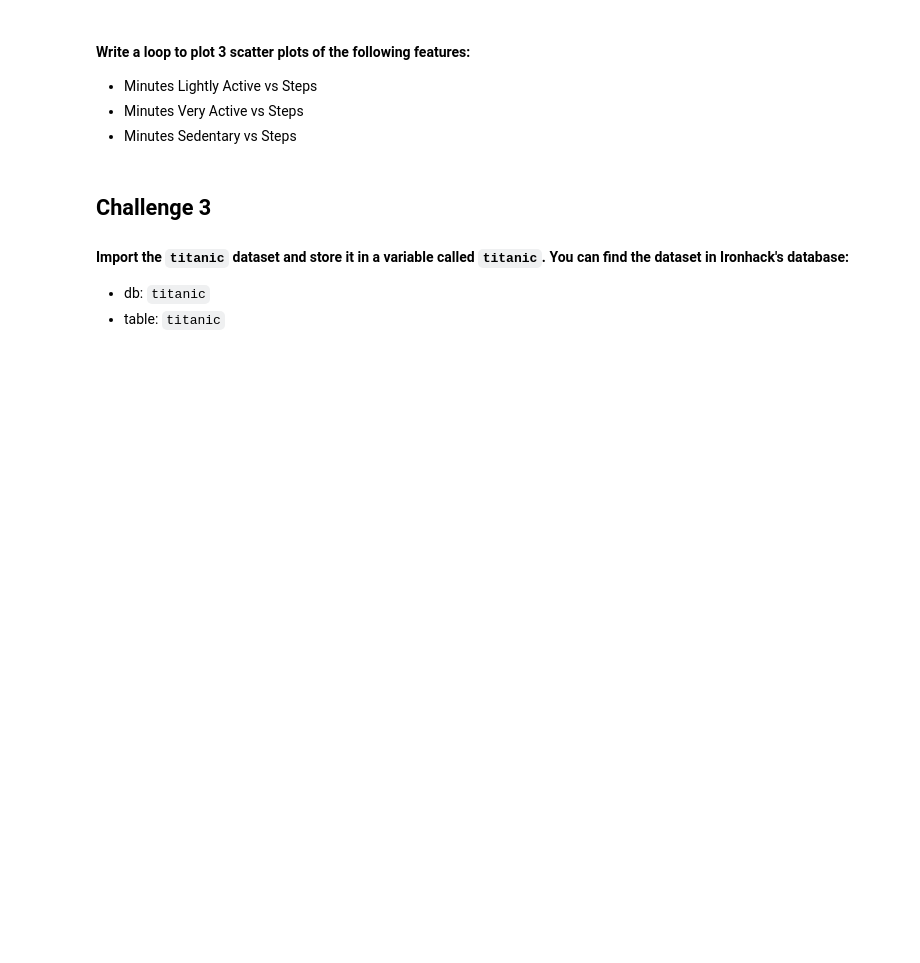
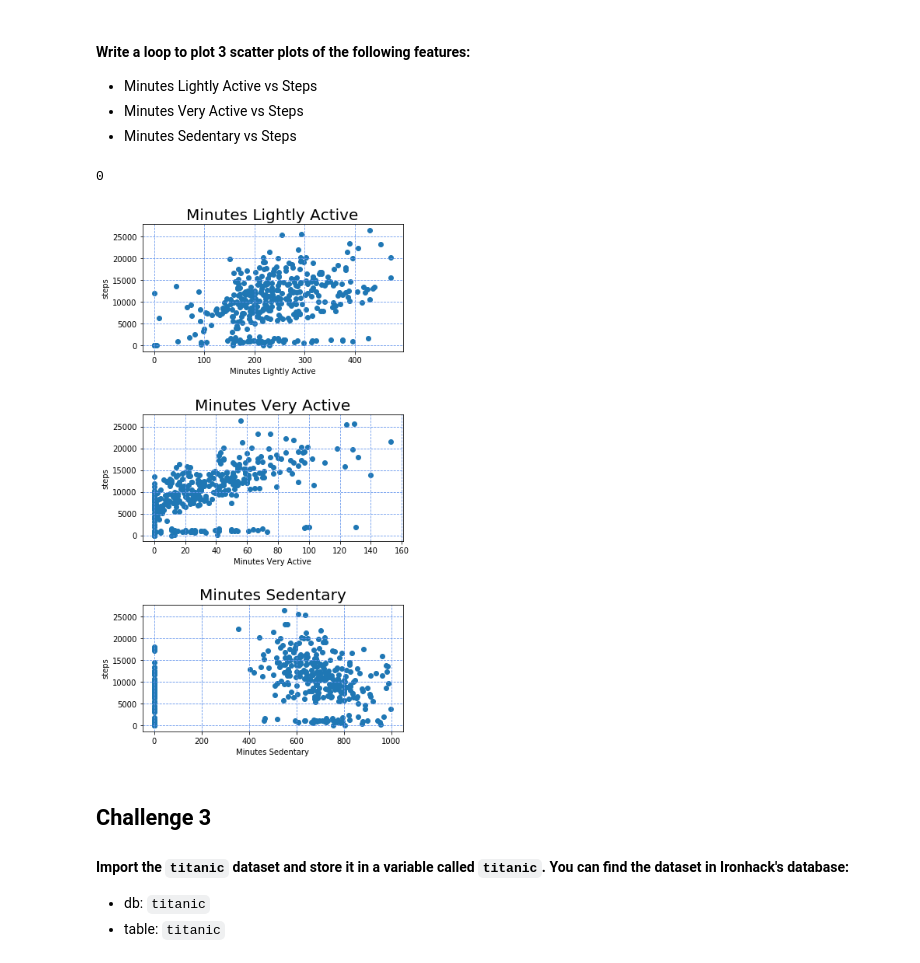
Before and after one commit to FHnt97/lab-matplotlib-seaborn, a Jupyter notebook: your-code/main.ipynb, the cells around one changed output. Drawn from its saved outputs; the diff is of its cells as text; code cells hidden in the pictures; blank space fills up the shorter version.

```diff
--- a/your-code/main.ipynb
+++ b/your-code/main.ipynb
@@ -175,3 +218,23 @@ How the average number of steps change by month. Use the appropriate visualizati
+# %%
+lst = [1,2,3]
+lst.index(1)
+# %% [output]
+0
+# %%
+# your code here
+lst = ["Minutes Lightly Active", "Minutes Very Active", "Minutes Sedentary"]
+y = fitbit[["Steps"]]
+
+fig, axs = plt.subplots(3, figsize=(6,12))
+for i in lst:
+    axs[lst.index(i)].scatter(fitbit[[i]],y)
+    axs[lst.index(i)].set_title(i, fontsize=20)
+    axs[lst.index(i)].set_xlabel(i)
+    axs[lst.index(i)].set_ylabel("steps")
+    axs[lst.index(i)].grid(axis="both", color='cornflowerblue', linestyle='--')
+    plt.subplots_adjust(hspace=0.5)
+# %% [output]
+[figure, added]
 # %% [markdown]
 ## Challenge 3
 
```
Also changed, not shown: parts of 6 cells of this notebook, 2 other files.
